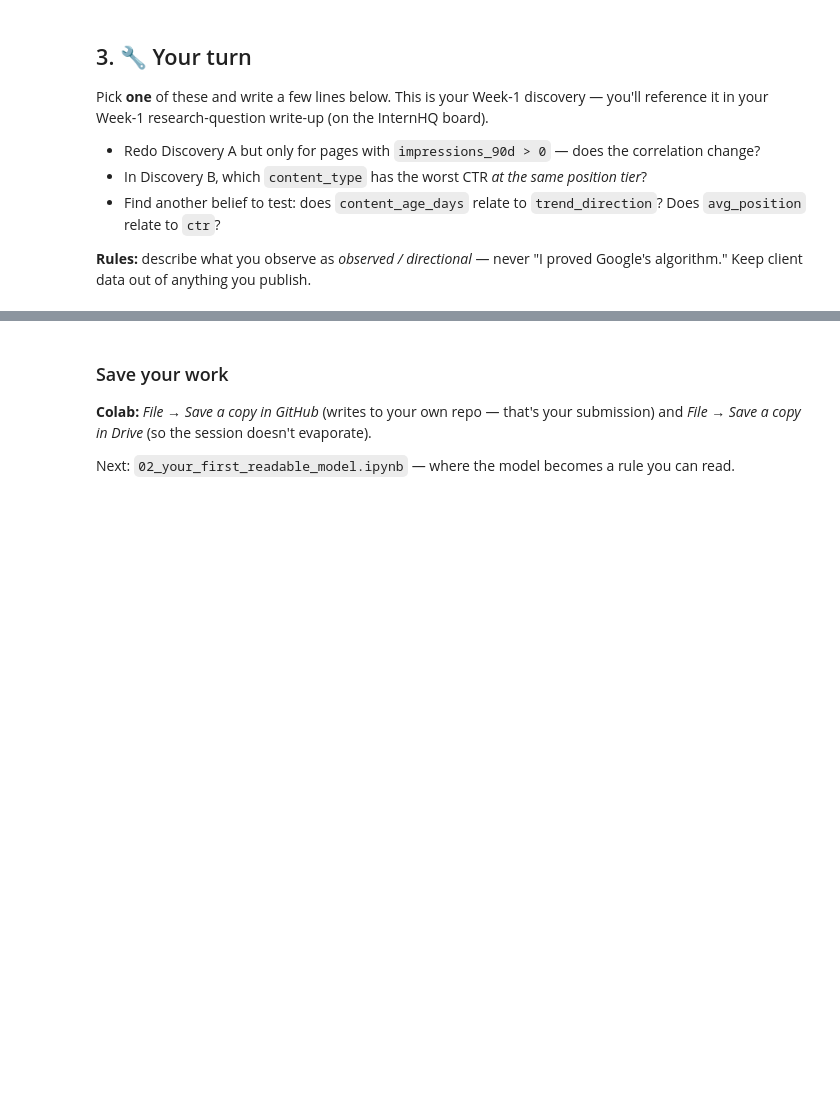
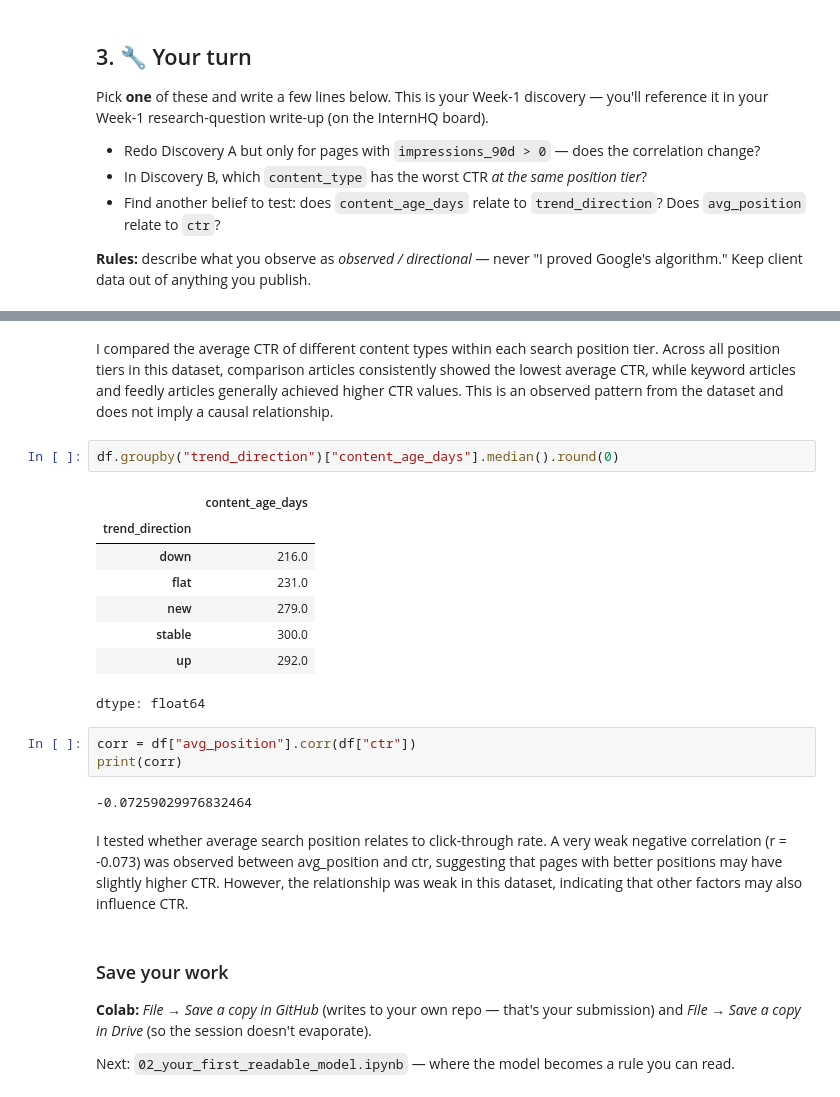
Before and after one commit to Alien-is-here/FlyRank, a Jupyter notebook: notebooks/01_first_look_and_discovery.ipynb, the cells around one changed output, grey strips where cells are left out. Cells and saved outputs as stored; diff of their text form; blank space fills up the shorter version.

```diff
--- a/notebooks/01_first_look_and_discovery.ipynb
+++ b/notebooks/01_first_look_and_discovery.ipynb
@@ -102,3 +188,23 @@ Pick **one** of these and write a few lines below. This is your Week-1 discovery
+# %% [markdown]
+I compared the average CTR of different content types within each search position tier. Across all position tiers in this dataset, comparison articles consistently showed the lowest average CTR, while keyword articles and feedly articles generally achieved higher CTR values. This is an observed pattern from the dataset and does not imply a causal relationship.
+# %%
+df.groupby("trend_direction")["content_age_days"].median().round(0)
+# %% [output]
+|  | content_age_days |
+| trend_direction |  |
+| down | 216.0 |
+| flat | 231.0 |
+| new | 279.0 |
+| stable | 300.0 |
+| up | 292.0 |
+dtype: float64
+# %%
+corr = df["avg_position"].corr(df["ctr"])
+print(corr)
+# %% [output]
+-0.07259029976832464
+# %% [markdown]
+I tested whether average search position relates to click-through rate. A very weak negative correlation (r = -0.073) was observed between avg_position and ctr, suggesting that pages with better positions may have slightly higher CTR. However, the relationship was weak in this dataset, indicating that other factors may also influence CTR.
 # %% [markdown]
 ### Save your work
 **Colab:** *File → Save a copy in GitHub* (writes to your own repo — that's your submission) and *File → Save a copy in Drive* (so the session doesn't evaporate).
```
Also changed, not shown: parts of 13 cells of this notebook.
